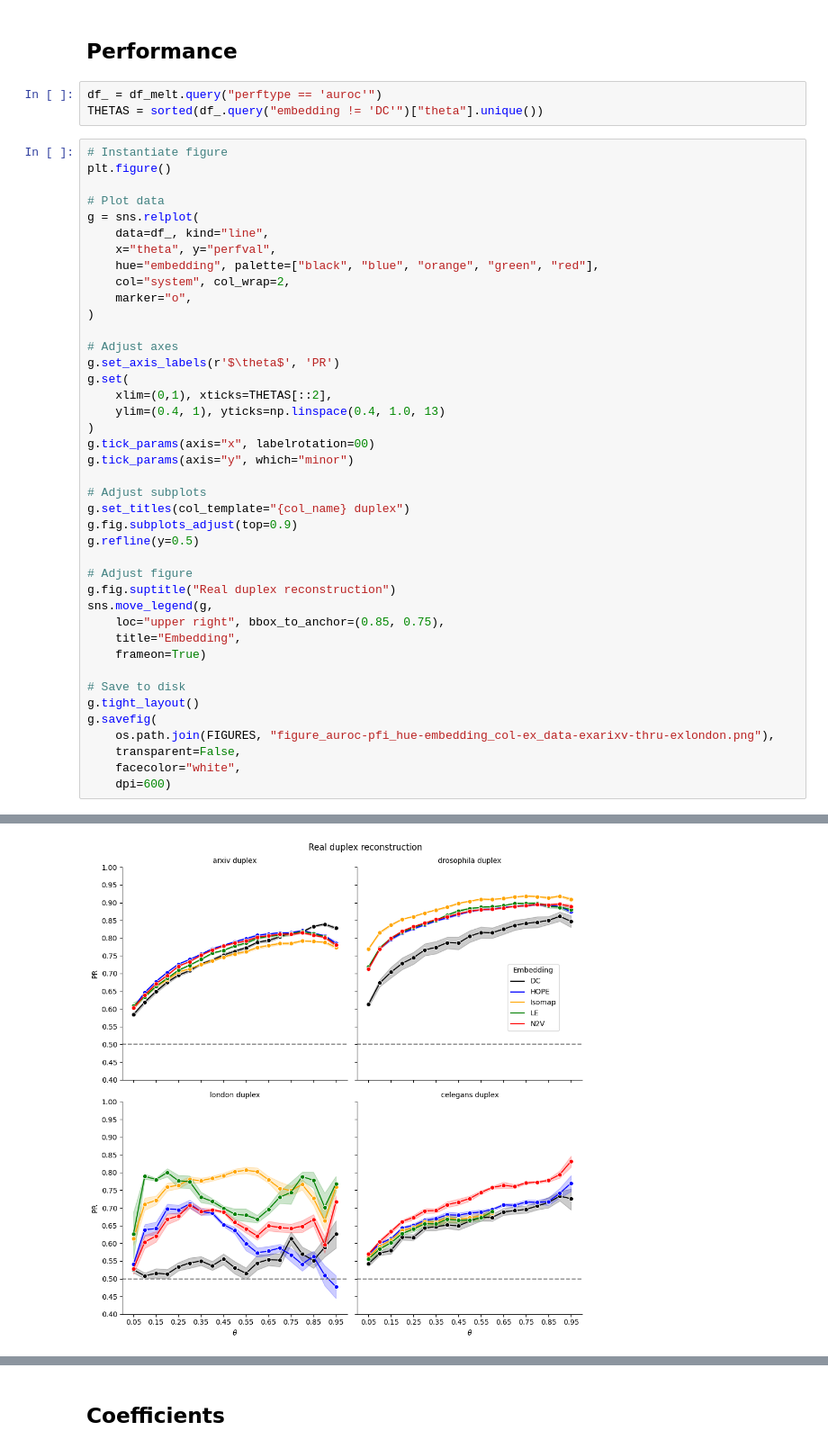
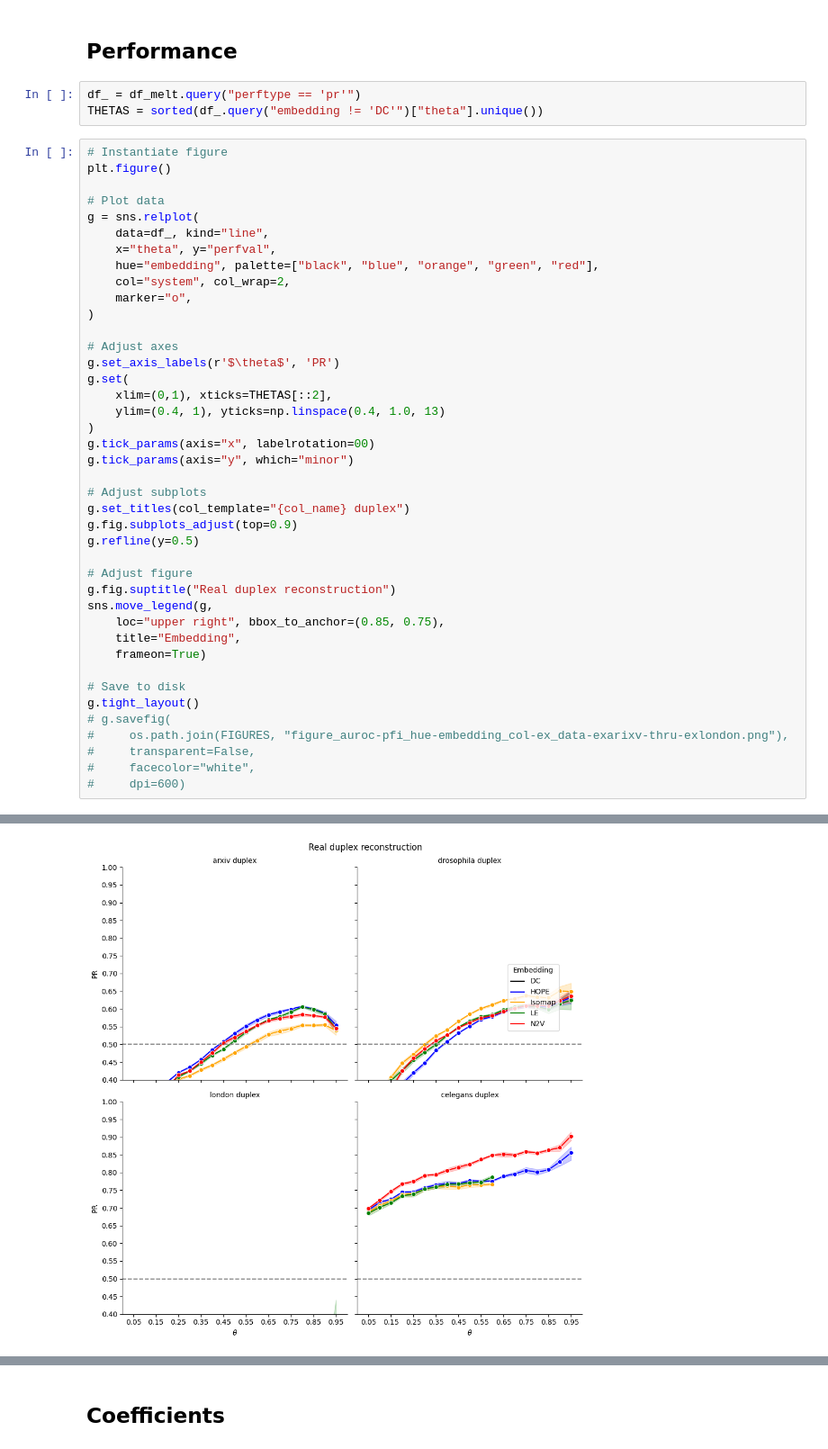
Before and after one commit to kaiser-dan/proj_naive-embedded-reconstruction, a Jupyter notebook: workflow/notebooks/viz/viz_ex-arxiv-thru-ex-london.ipynb, the cells around one changed output, grey strips where cells are left out. Shown at 90% size. Cells and saved outputs as stored; diff of their text form.

Commit message:
Update prelim figures and dataframes

```diff
--- a/workflow/notebooks/viz/viz_ex-arxiv-thru-ex-london.ipynb
+++ b/workflow/notebooks/viz/viz_ex-arxiv-thru-ex-london.ipynb
@@ -67,7 +67,7 @@ df_melt = df_melt.query("layers in ['1-2', '1-3', '2-3']")
 # %% [markdown]
 ## Performance
 # %%
-df_ = df_melt.query("perftype == 'auroc'")
+df_ = df_melt.query("perftype == 'pr'")
 THETAS = sorted(df_.query("embedding != 'DC'")["theta"].unique())
 # %%
 # Instantiate figure
@@ -105,9 +105,9 @@ sns.move_legend(g,
 
 # Save to disk
 g.tight_layout()
-g.savefig(
-    os.path.join(FIGURES, "figure_auroc-pfi_hue-embedding_col-ex_data-exarixv-thru-exlondon.png"),
-    transparent=False,
-    facecolor="white",
-    dpi=600)
+# g.savefig(
+#     os.path.join(FIGURES, "figure_auroc-pfi_hue-embedding_col-ex_data-exarixv-thru-exlondon.png"),
+#     transparent=False,
+#     facecolor="white",
+#     dpi=600)
 # %% [output]
@@ -115,2 +116,2 @@ g.savefig(
-[figure, old version]
+[figure, new version]
 # %%
```
Also changed, not shown: parts of 3 cells of this notebook, 6 other files.
